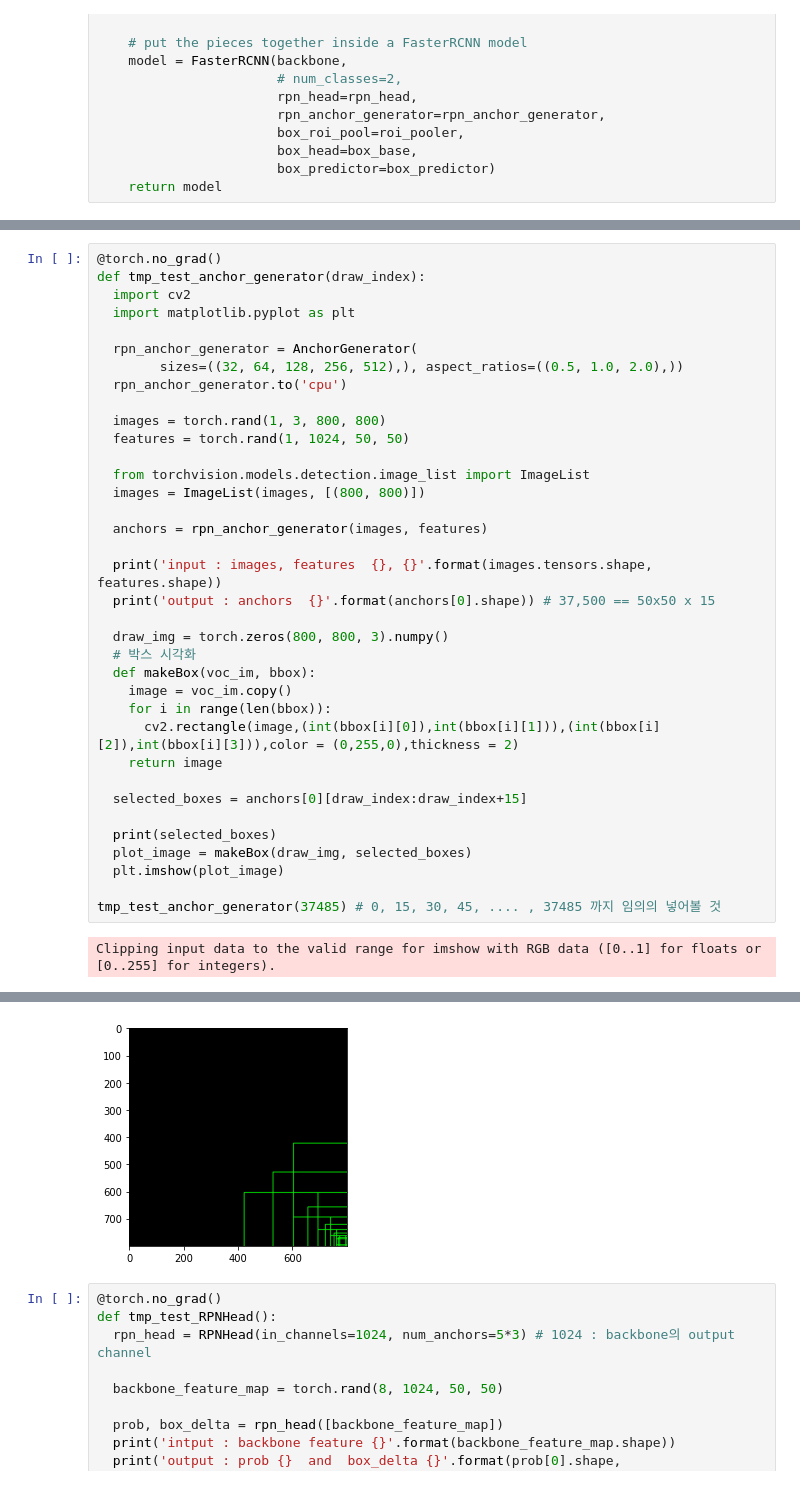
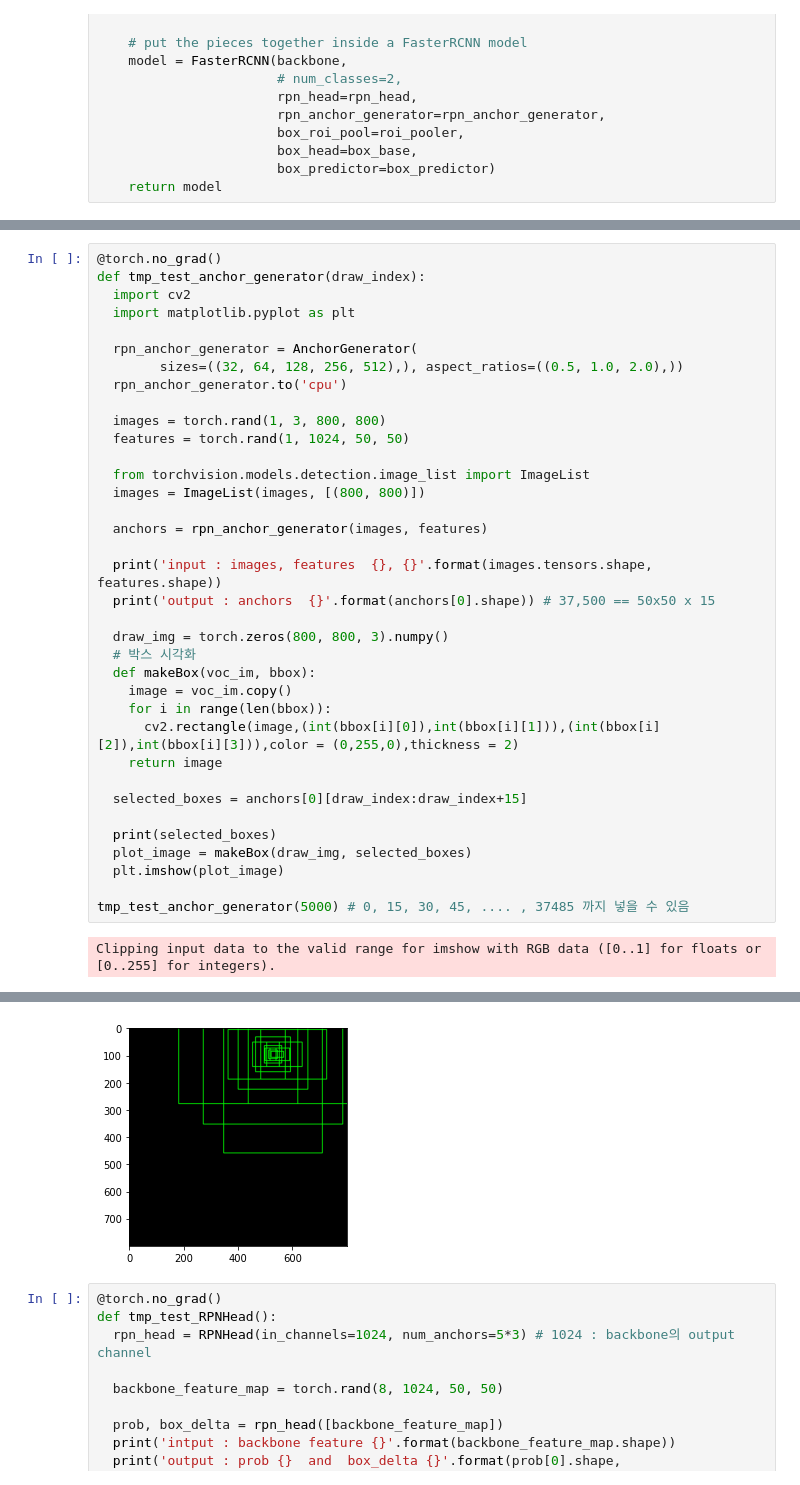
Before and after one commit to yoojy31/pytorch-object-detection-tutorial, a Jupyter notebook: tutorial.ipynb, the cells around one changed output, grey strips where cells are left out. Drawn from its saved outputs; the diff is of its cells as text.

```diff
--- a/tutorial.ipynb
+++ b/tutorial.ipynb
@@ -324,7 +410,7 @@ def tmp_test_anchor_generator(draw_index):
   plot_image = makeBox(draw_img, selected_boxes)
   plt.imshow(plot_image)
 
-tmp_test_anchor_generator(37485) # 0, 15, 30, 45, .... , 37485 까지 임의의 넣어볼 것
+tmp_test_anchor_generator(5000) # 0, 15, 30, 45, .... , 37485 까지 넣을 수 있음
 # %% [output]
 Clipping input data to the valid range for imshow with RGB data ([0..1] for floats or [0..255] for integers).
 input : images, features  torch.Size([1, 3, 800, 800]), torch.Size([1, 1024, 50, 50])
@@ -347,4 +433,4 @@ tensor([[ 761.,  773.,  807.,  795.],
-[figure, old version]
+[figure, new version]
 # %%
 @torch.no_grad()
 def tmp_test_RPNHead():
```
Also changed, not shown: parts of 15 cells of this notebook.
